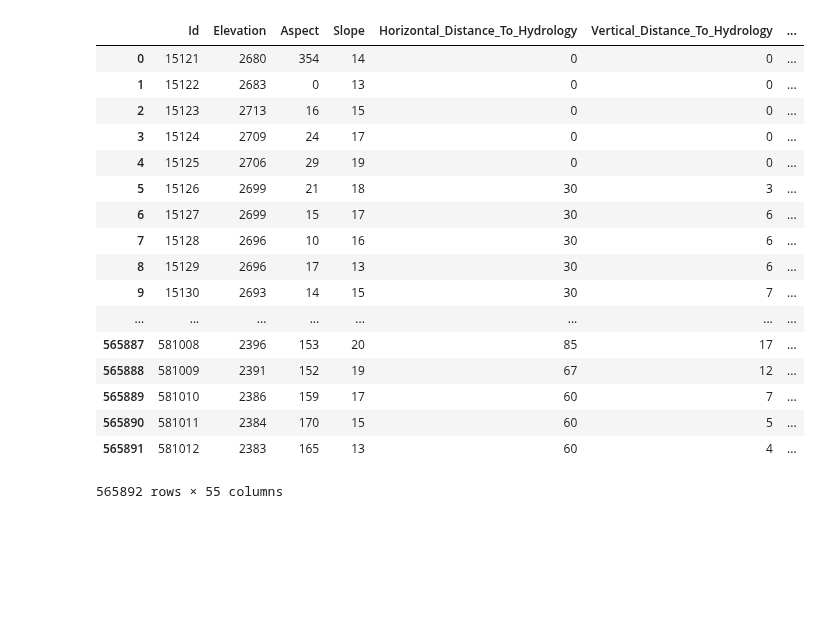
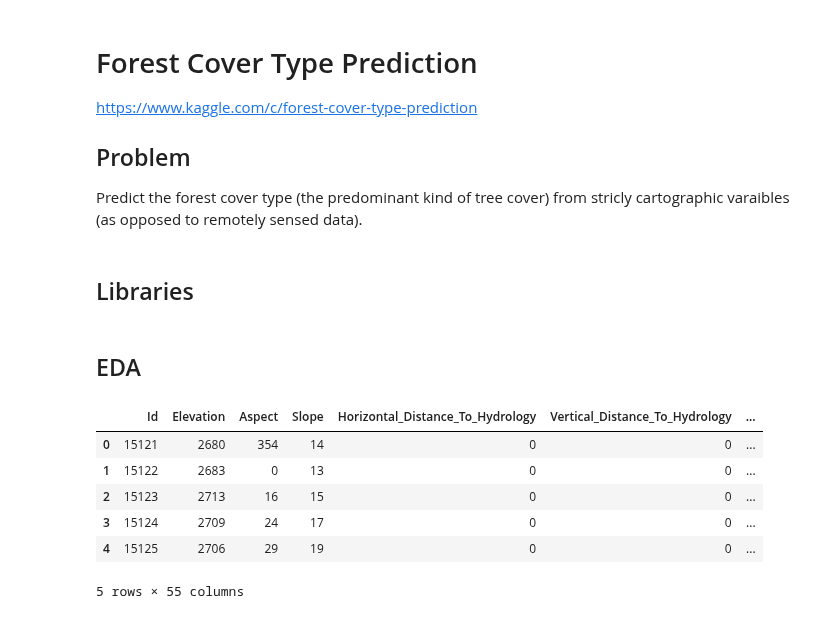
Before and after one commit to tiffapedia/w207-final, a Jupyter notebook: DivyaGorantla_RamIyer_TiffanyJaya_SteveSanders.ipynb, the cells around one changed output. Saved outputs shown, nothing was run; the diff lists cells and outputs as text; code cells hidden in the pictures; blank space fills up the shorter version.

```diff
--- a/DivyaGorantla_RamIyer_TiffanyJaya_SteveSanders.ipynb
+++ b/DivyaGorantla_RamIyer_TiffanyJaya_SteveSanders.ipynb
@@ -0,0 +1,10 @@
+# %% [markdown]
+# Forest Cover Type Prediction
+
+https://www.kaggle.com/c/forest-cover-type-prediction
+
+## Problem
+
+Predict the forest cover type (the predominant kind of tree cover) from stricly cartographic varaibles (as opposed to remotely sensed data).
+# %% [markdown]
+## Libraries
@@ -1,23 +17,15 @@
+# %% [markdown]
+## EDA
 # %%
-import pandas as pd
 d = pd.read_csv('./dataset/test.csv')
-d
-# %% [output]
-|  | Id | Elevation | Aspect | Slope | Horizontal_Distance_To_Hydrology | Vertical_Distance_To_Hydrology | ... |
-| 0 | 15121 | 2680 | 354 | 14 | 0 | 0 | ... |
-| 1 | 15122 | 2683 | 0 | 13 | 0 | 0 | ... |
-| 2 | 15123 | 2713 | 16 | 15 | 0 | 0 | ... |
-| 3 | 15124 | 2709 | 24 | 17 | 0 | 0 | ... |
-| 4 | 15125 | 2706 | 29 | 19 | 0 | 0 | ... |
-| 5 | 15126 | 2699 | 21 | 18 | 30 | 3 | ... |
-| 6 | 15127 | 2699 | 15 | 17 | 30 | 6 | ... |
-| 7 | 15128 | 2696 | 10 | 16 | 30 | 6 | ... |
-| 8 | 15129 | 2696 | 17 | 13 | 30 | 6 | ... |
-| 9 | 15130 | 2693 | 14 | 15 | 30 | 7 | ... |
-| ... | ... | ... | ... | ... | ... | ... | ... |
-| 565887 | 581008 | 2396 | 153 | 20 | 85 | 17 | ... |
-| 565888 | 581009 | 2391 | 152 | 19 | 67 | 12 | ... |
-| 565889 | 581010 | 2386 | 159 | 17 | 60 | 7 | ... |
-| 565890 | 581011 | 2384 | 170 | 15 | 60 | 5 | ... |
-| 565891 | 581012 | 2383 | 165 | 13 | 60 | 4 | ... |
-565892 rows × 55 columns
+# %%
+# look at the first 5 observations
+d.head(5)
+# %% [output]
+|  | Id | Elevation | Aspect | Slope | Horizontal_Distance_To_Hydrology | Vertical_Distance_To_Hydrology | ... |
+| 0 | 15121 | 2680 | 354 | 14 | 0 | 0 | ... |
+| 1 | 15122 | 2683 | 0 | 13 | 0 | 0 | ... |
+| 2 | 15123 | 2713 | 16 | 15 | 0 | 0 | ... |
+| 3 | 15124 | 2709 | 24 | 17 | 0 | 0 | ... |
+| 4 | 15125 | 2706 | 29 | 19 | 0 | 0 | ... |
+5 rows × 55 columns
```
Also changed, not shown: parts of 6 cells of this notebook.
